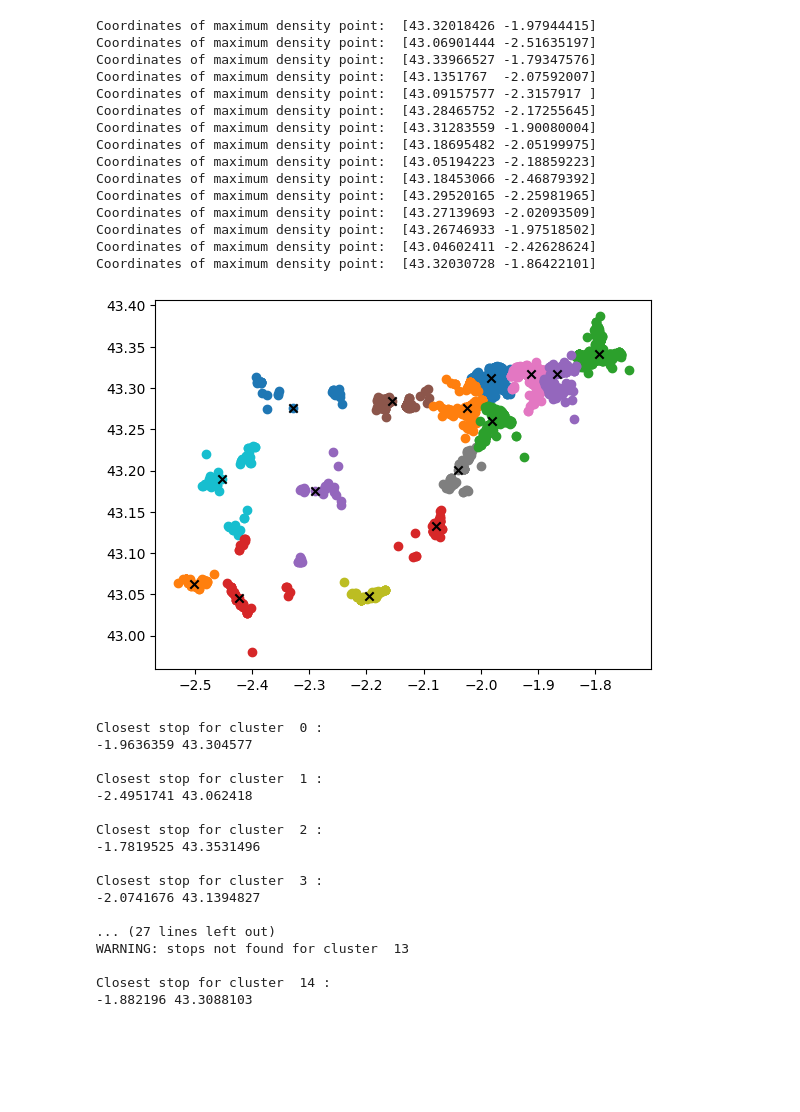
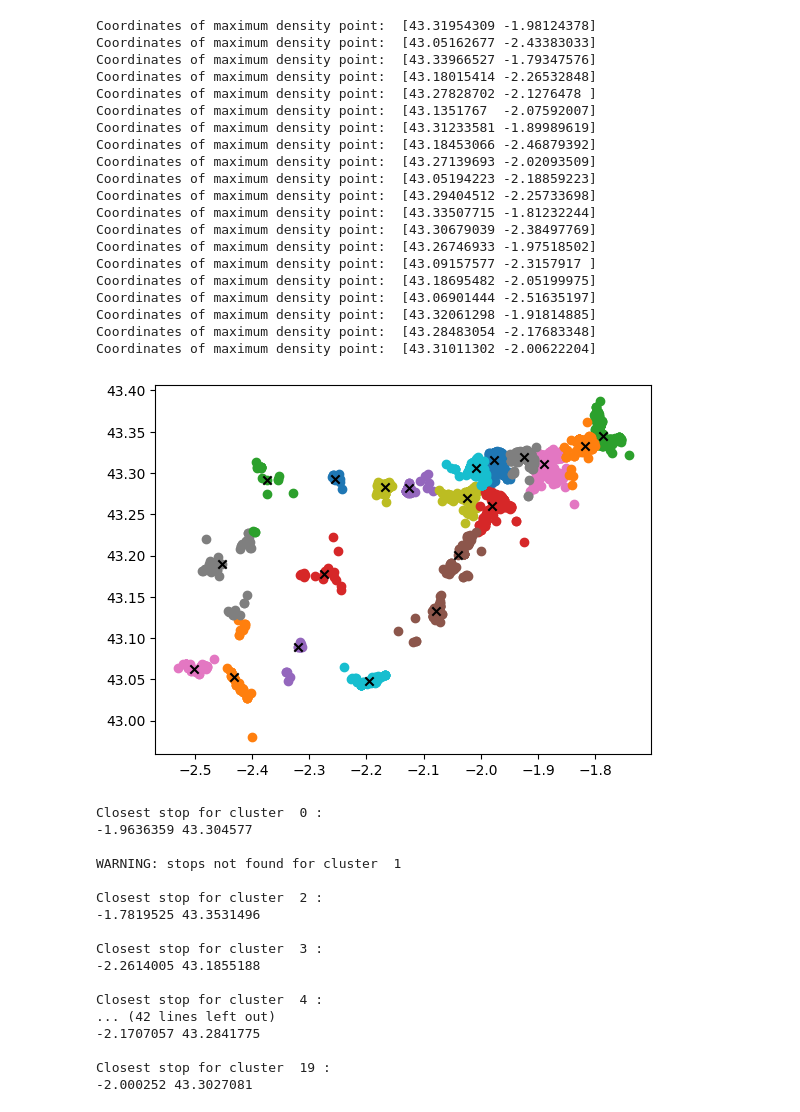
Before and after one commit to peppefdf/Generate_stops, a Jupyter notebook: Generate_stops.ipynb, the cells around one changed output. Drawn from its saved outputs; the diff is of its cells as text; code cells hidden in the pictures; blank space fills up the shorter version.

```diff
--- a/Generate_stops.ipynb
+++ b/Generate_stops.ipynb
@@ -18,7 +18,7 @@ from matplotlib import pyplot as plt
 from google.colab import drive
 
 #n_skip = 10
-n_clusters = 15
+n_clusters = 20
 dist_tol = 1500 # distance tolerance for bus_stop from cluster center (in meters)
 
 workers_df = pd.read_csv("/content/drive/MyDrive/Colab Notebooks/CSL_GIPUZKOA/Accessibility_Map/workers_eskuzaitzeta.csv", encoding='latin-1')
@@ -28,7 +28,6 @@ lat_lon = workers_df[['O_lat', 'O_long']].values.tolist()
 
 ori_lat = 43.13525255625577
 ori_lon = -2.080054227169231
-
 
 
 model = KMeans(n_clusters=n_clusters)
@@ -91,64 +90,69 @@ for i in range(len(centers)):
     lon = centers[i][1]
     try:
        gdf = ox.features.features_from_point((lat, lon), dist = dist_tol, tags=tags)
        print('Closest stop for cluster ',i,':')
        temp0 = gdf[['geometry']].values[0][0]
        print(temp0.x, temp0.y)
        bus_stops.append((temp0.y, temp0.x))
        center_ind.append(i)
     except:
        print('WARNING: stops not found for cluster ',i)
     print()
 
 map = folium.Map(location=[ori_lat, ori_lon], zoom_start=8)
 for i in range(len(bus_stops)):
     #lat = lat_lon[i][0]
     #lon = lat_lon[i][1]
     latb = bus_stops[i][0]
     lonb = bus_stops[i][1]
     latc = centers[center_ind[i]][0]
     lonc = centers[center_ind[i]][1]
     latd = highDens_points[center_ind[i]][0]
     lond = highDens_points[center_ind[i]][1]
     cluster_size = len(np.where(yhat == i)[0])
-    folium.Marker((latb,lonb), popup='Found position for cluster '+ str(i)).add_to(map)
+    folium.Marker((latb,lonb), popup='Worker-proximity-based position for cluster '+ str(i)).add_to(map)
     folium.Marker((latc,lonc), popup='Centroid of cluster '+ str(i) +'. Size = {}'.format(cluster_size), icon=folium.Icon(color='red')).add_to(map)
     folium.Marker((latd,lond), popup='Higher density point for cluster '+ str(i), icon=folium.Icon(color='green')).add_to(map)
 
 
 map
 # %% [output]
-Coordinates of maximum density point:  [43.32018426 -1.97944415]
+Coordinates of maximum density point:  [43.31954309 -1.98124378]
+Coordinates of maximum density point:  [43.05162677 -2.43383033]
+Coordinates of maximum density point:  [43.33966527 -1.79347576]
+Coordinates of maximum density point:  [43.18015414 -2.26532848]
+Coordinates of maximum density point:  [43.27828702 -2.1276478 ]
+Coordinates of maximum density point:  [43.1351767  -2.07592007]
+Coordinates of maximum density point:  [43.31233581 -1.89989619]
+Coordinates of maximum density point:  [43.18453066 -2.46879392]
+Coordinates of maximum density point:  [43.27139693 -2.02093509]
+Coordinates of maximum density point:  [43.05194223 -2.18859223]
+Coordinates of maximum density point:  [43.29404512 -2.25733698]
+Coordinates of maximum density point:  [43.33507715 -1.81232244]
+Coordinates of maximum density point:  [43.30679039 -2.38497769]
+Coordinates of maximum density point:  [43.26746933 -1.97518502]
+Coordinates of maximum density point:  [43.09157577 -2.3157917 ]
+Coordinates of maximum density point:  [43.18695482 -2.05199975]
 Coordinates of maximum density point:  [43.06901444 -2.51635197]
-Coordinates of maximum density point:  [43.33966527 -1.79347576]
-Coordinates of maximum density point:  [43.1351767  -2.07592007]
-Coordinates of maximum density point:  [43.09157577 -2.3157917 ]
-Coordinates of maximum density point:  [43.28465752 -2.17255645]
-Coordinates of maximum density point:  [43.31283559 -1.90080004]
-Coordinates of maximum density point:  [43.18695482 -2.05199975]
-Coordinates of maximum density point:  [43.05194223 -2.18859223]
-Coordinates of maximum density point:  [43.18453066 -2.46879392]
-Coordinates of maximum density point:  [43.29520165 -2.25981965]
-Coordinates of maximum density point:  [43.27139693 -2.02093509]
-Coordinates of maximum density point:  [43.26746933 -1.97518502]
-Coordinates of maximum density point:  [43.04602411 -2.42628624]
-Coordinates of maximum density point:  [43.32030728 -1.86422101]
+Coordinates of maximum density point:  [43.32061298 -1.91814885]
+Coordinates of maximum density point:  [43.28483054 -2.17683348]
+Coordinates of maximum density point:  [43.31011302 -2.00622204]
-[figure, old version]
+[figure, new version]
 Closest stop for cluster  0 :
 -1.9636359 43.304577
 
-Closest stop for cluster  1 :
--2.4951741 43.062418
+WARNING: stops not found for cluster  1
 
 Closest stop for cluster  2 :
 -1.7819525 43.3531496
 
 Closest stop for cluster  3 :
--2.0741676 43.1394827
+-2.2614005 43.1855188
 
-... (27 lines left out)
-WARNING: stops not found for cluster  13
+Closest stop for cluster  4 :
+... (42 lines left out)
+-2.1707057 43.2841775
 
-Closest stop for cluster  14 :
--1.882196 43.3088103
+Closest stop for cluster  19 :
+-2.000252 43.3027081
 [interactive output not drawn]
```
